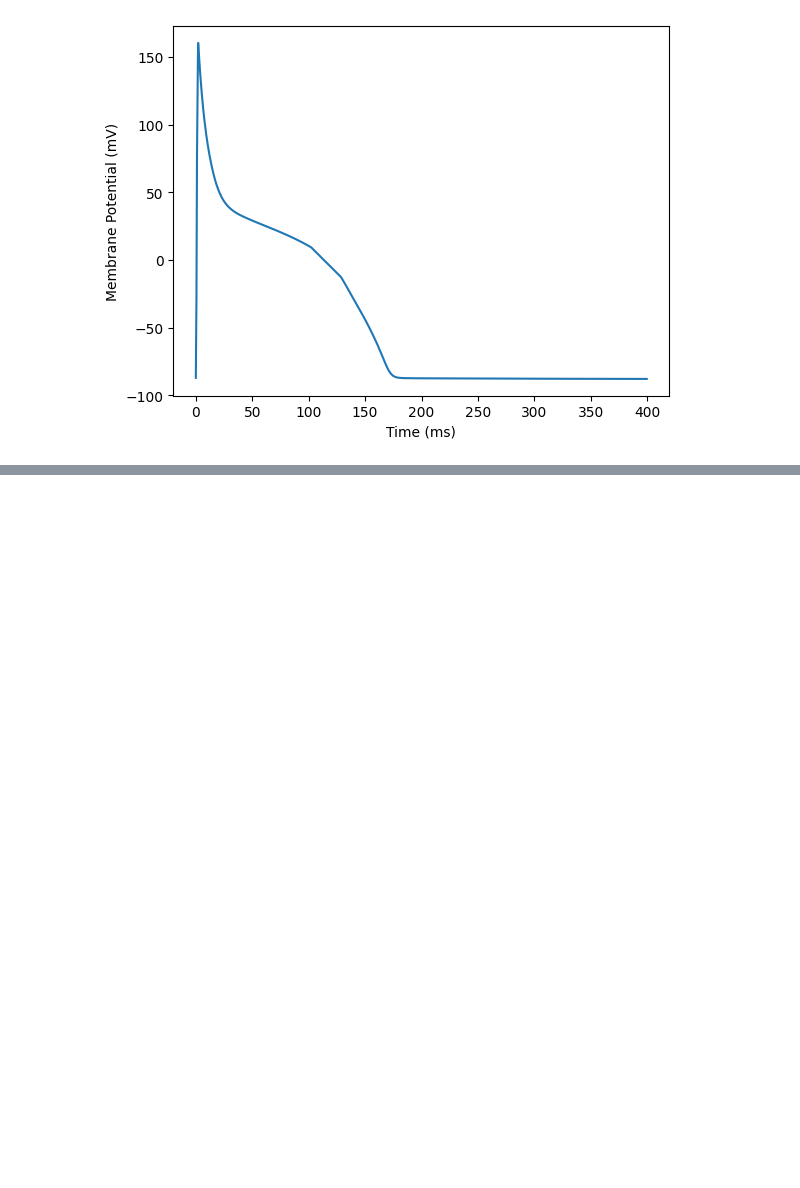
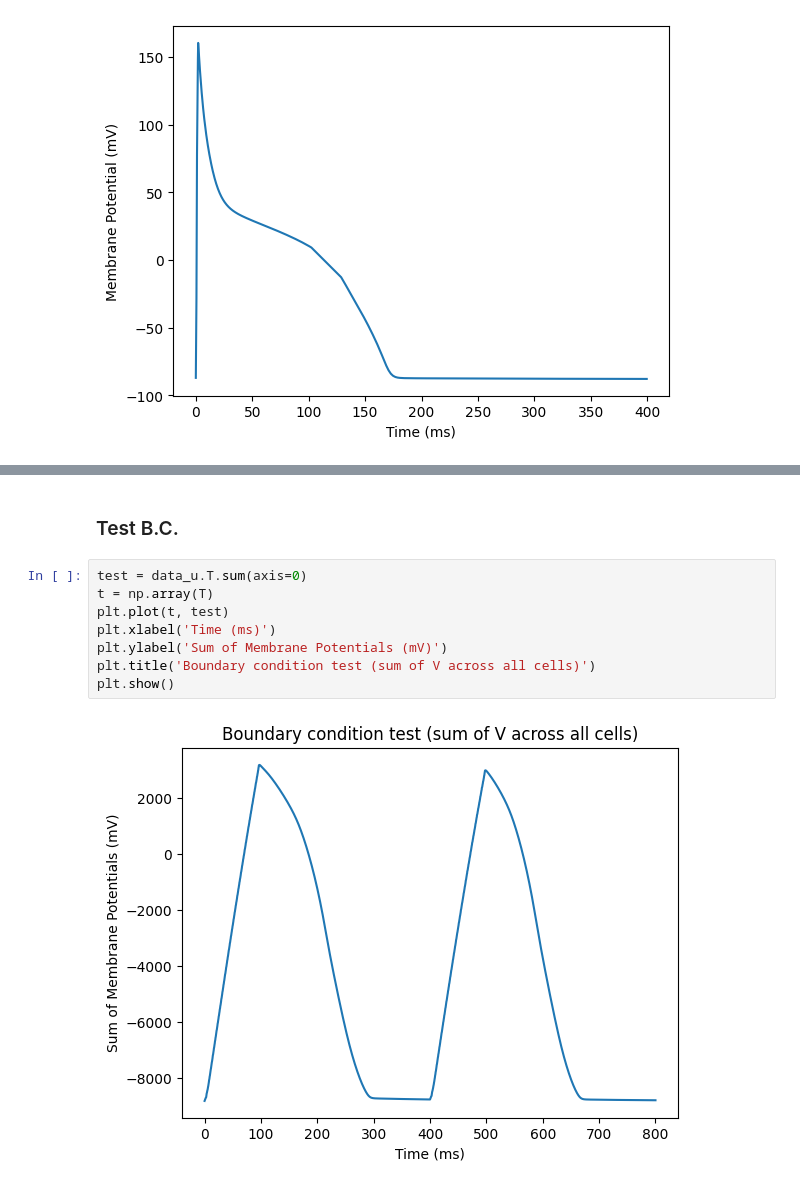
Before and after one commit to Richard71111/ID_hetg_NN, a Jupyter notebook: test.ipynb, the cells around one changed output, grey strips where cells are left out. Cells and saved outputs as stored; diff of their text form; blank space fills up the shorter version.

```diff
--- a/test.ipynb
+++ b/test.ipynb
@@ -69,0 +285,12 @@ Text(0, 0.5, 'Membrane Potential (mV)')
+# %% [markdown]
+### Test B.C.
+# %%
+test = data_u.T.sum(axis=0)
+t = np.array(T)
+plt.plot(t, test)
+plt.xlabel('Time (ms)')
+plt.ylabel('Sum of Membrane Potentials (mV)')
+plt.title('Boundary condition test (sum of V across all cells)')
+plt.show()
+# %% [output]
+[figure, added]
```
Also changed, not shown: parts of 9 cells of this notebook, 4 other files.
